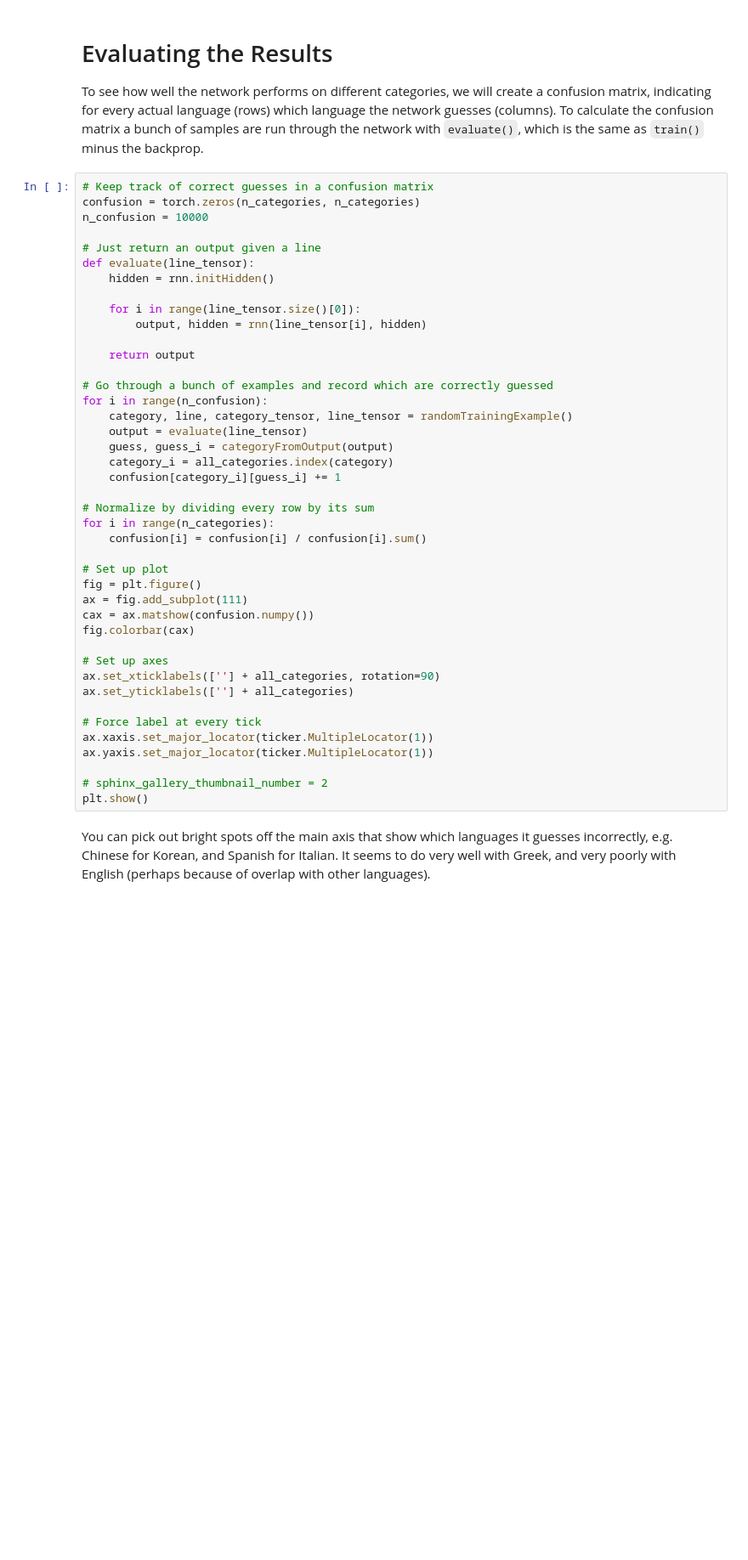
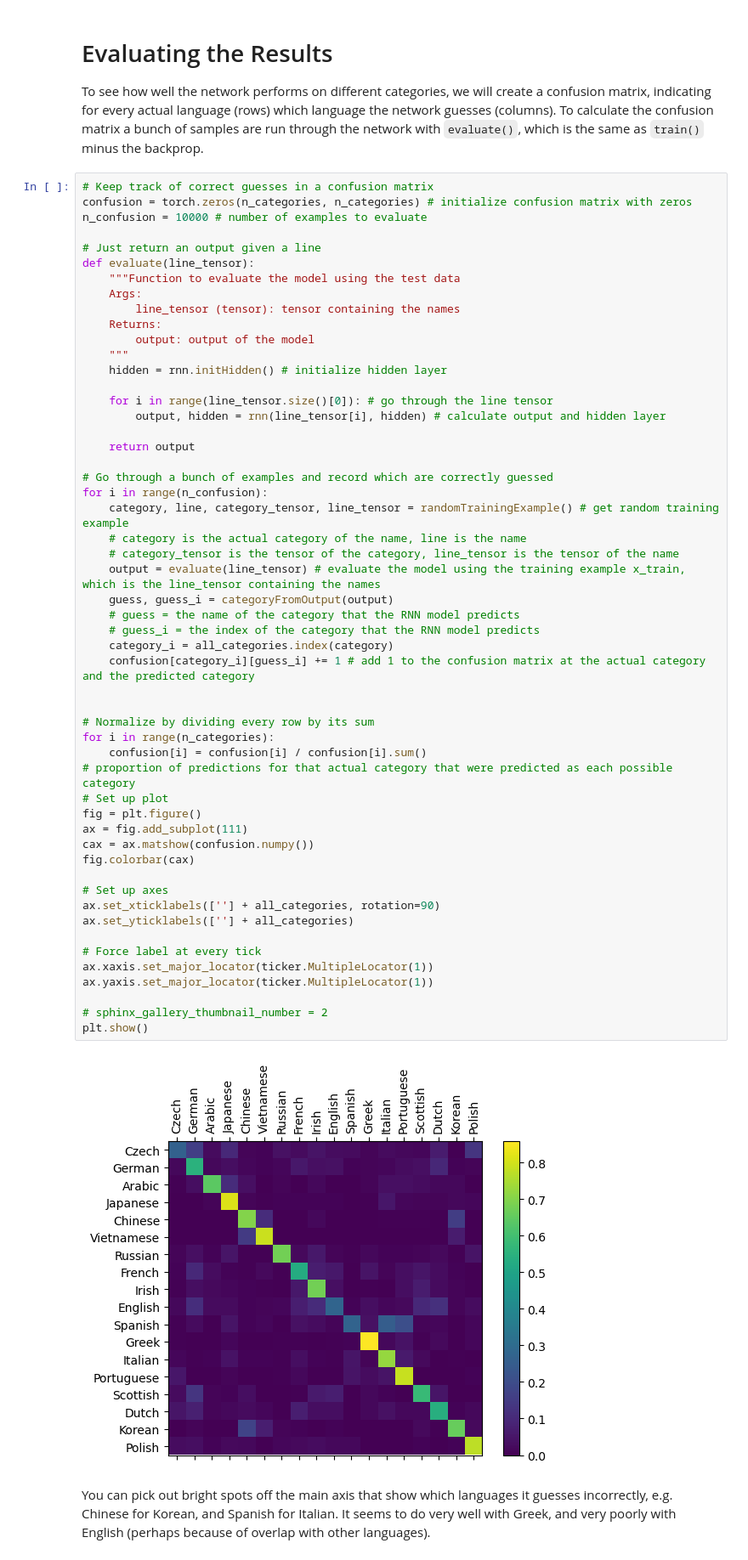
Before and after one commit to heksaani/DeepLearning, a Jupyter notebook: exercises/RNN1_char_rnn_classification_exercise_Putkuri_Heidi.ipynb, the cells around one changed output. Shown at 85% size. Drawn from its saved outputs; the diff is of its cells as text; blank space fills up the shorter version.

```diff
--- a/exercises/RNN1_char_rnn_classification_exercise_Putkuri_Heidi.ipynb
+++ b/exercises/RNN1_char_rnn_classification_exercise_Putkuri_Heidi.ipynb
@@ -379,46 +428,59 @@ matrix a bunch of samples are run through the network with
 ``evaluate()``, which is the same as ``train()`` minus the backprop.
 # %%
 # Keep track of correct guesses in a confusion matrix
-confusion = torch.zeros(n_categories, n_categories)
-n_confusion = 10000
+confusion = torch.zeros(n_categories, n_categories) # initialize confusion matrix with zeros
+n_confusion = 10000 # number of examples to evaluate
 
 # Just return an output given a line
 def evaluate(line_tensor):
-    hidden = rnn.initHidden()
+    """Function to evaluate the model using the test data
+    Args:
+        line_tensor (tensor): tensor containing the names
+    Returns:
+        output: output of the model
+    """
+    hidden = rnn.initHidden() # initialize hidden layer
 
-    for i in range(line_tensor.size()[0]):
-        output, hidden = rnn(line_tensor[i], hidden)
+    for i in range(line_tensor.size()[0]): # go through the line tensor
+        output, hidden = rnn(line_tensor[i], hidden) # calculate output and hidden layer
 
     return output
 
 # Go through a bunch of examples and record which are correctly guessed
 for i in range(n_confusion):
-    category, line, category_tensor, line_tensor = randomTrainingExample()
-    output = evaluate(line_tensor)
+    category, line, category_tensor, line_tensor = randomTrainingExample() # get random training example
+    # category is the actual category of the name, line is the name
+    # category_tensor is the tensor of the category, line_tensor is the tensor of the name
+    output = evaluate(line_tensor) # evaluate the model using the training example x_train, which is the line_tensor containing the names
     guess, guess_i = categoryFromOutput(output)
+    # guess = the name of the category that the RNN model predicts
+    # guess_i = the index of the category that the RNN model predicts
     category_i = all_categories.index(category)
-    confusion[category_i][guess_i] += 1
+    confusion[category_i][guess_i] += 1 # add 1 to the confusion matrix at the actual category and the predicted category
+
 
 # Normalize by dividing every row by its sum
 for i in range(n_categories):
     confusion[i] = confusion[i] / confusion[i].sum()
-
+# proportion of predictions for that actual category that were predicted as each possible category
 # Set up plot
 fig = plt.figure()
 ax = fig.add_subplot(111)
 cax = ax.matshow(confusion.numpy())
 fig.colorbar(cax)
 
 # Set up axes
 ax.set_xticklabels([''] + all_categories, rotation=90)
 ax.set_yticklabels([''] + all_categories)
 
 # Force label at every tick
 ax.xaxis.set_major_locator(ticker.MultipleLocator(1))
 ax.yaxis.set_major_locator(ticker.MultipleLocator(1))
 
 # sphinx_gallery_thumbnail_number = 2
 plt.show()
+# %% [output]
+[figure, added]
 # %% [markdown]
 You can pick out bright spots off the main axis that show which
 languages it guesses incorrectly, e.g. Chinese for Korean, and Spanish
```
Also changed, not shown: parts of 31 cells of this notebook, 2 other files.
